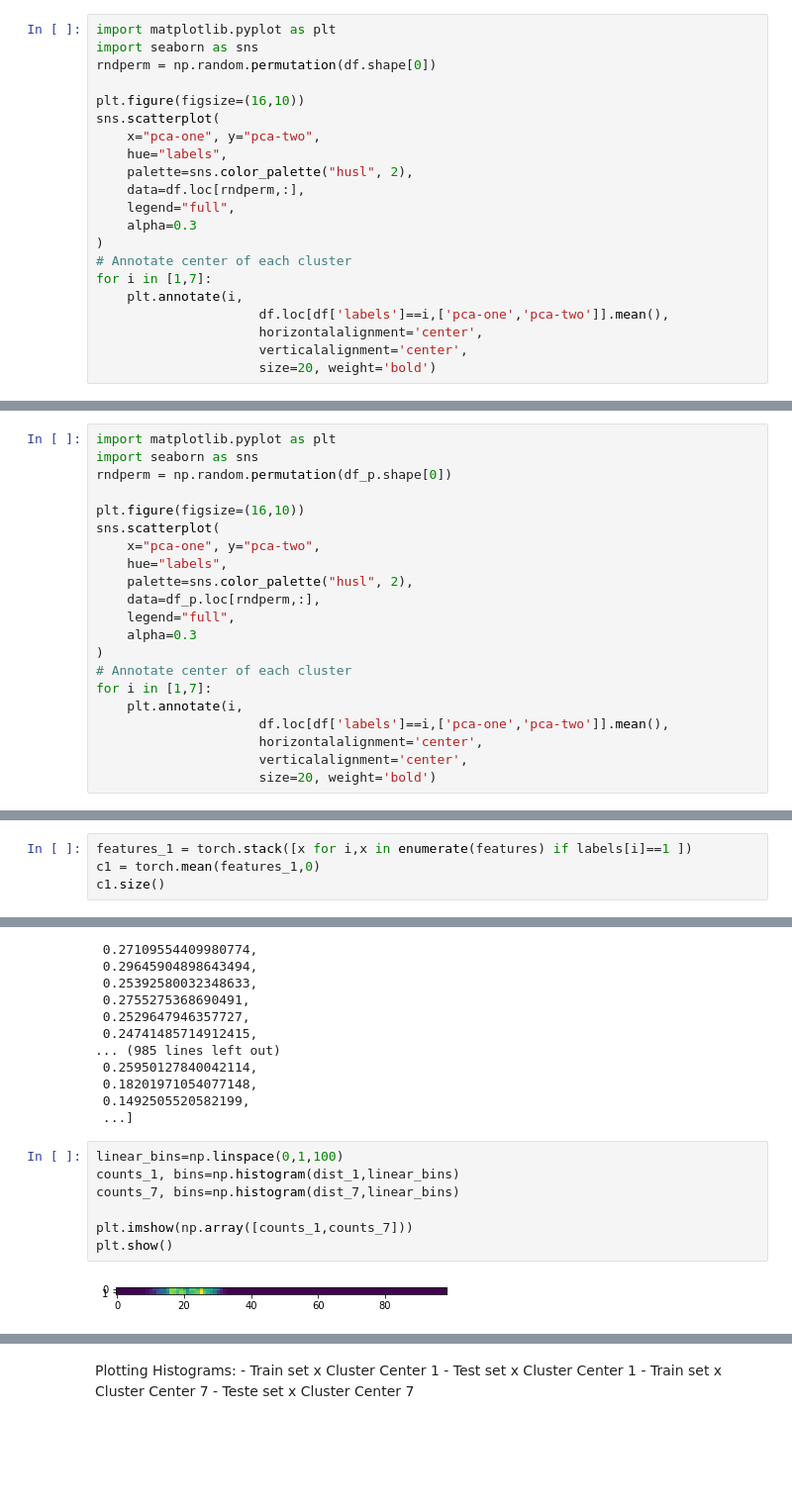
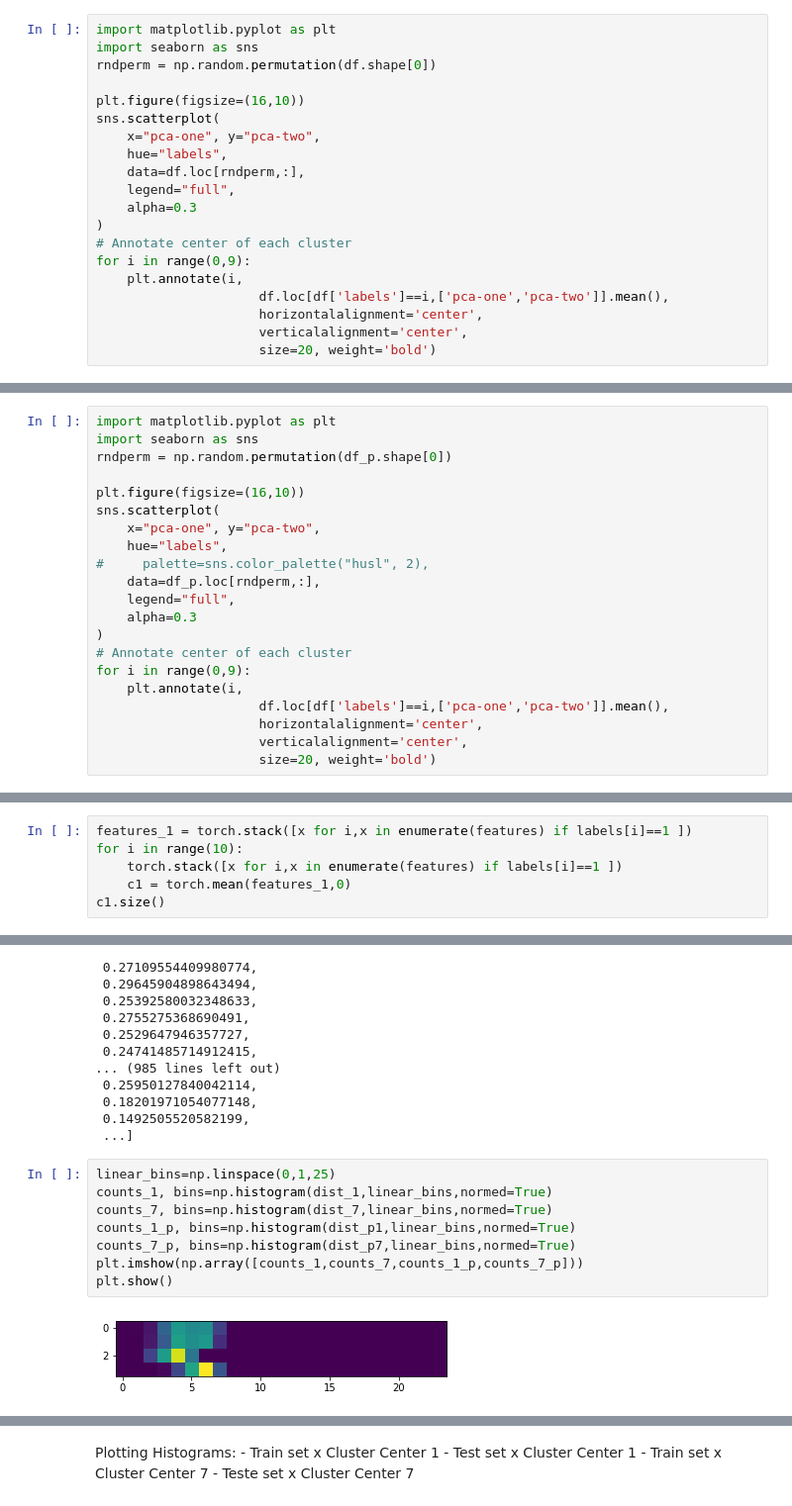
Before and after one commit to rayreed137/whylogs, a Jupyter notebook: examples/whylogs-image/whylogs-image-clusters.ipynb, the cells around one changed output, grey strips where cells are left out. Shown: that part at 99% size. Cells and saved outputs as stored; diff of their text form; blank space fills up the shorter version.

```diff
--- a/examples/whylogs-image/whylogs-image-clusters.ipynb
+++ b/examples/whylogs-image/whylogs-image-clusters.ipynb
@@ -203,13 +238,12 @@ plt.figure(figsize=(16,10))
 sns.scatterplot(
     x="pca-one", y="pca-two",
     hue="labels",
-    palette=sns.color_palette("husl", 2),
     data=df.loc[rndperm,:],
     legend="full",
     alpha=0.3
 )
 # Annotate center of each cluster
-for i in [1,7]:
+for i in range(0,9):
     plt.annotate(i,
                      df.loc[df['labels']==i,['pca-one','pca-two']].mean(),
                      horizontalalignment='center',
@@ -228,13 +268,13 @@ plt.figure(figsize=(16,10))
 sns.scatterplot(
     x="pca-one", y="pca-two",
     hue="labels",
-    palette=sns.color_palette("husl", 2),
+#     palette=sns.color_palette("husl", 2),
     data=df_p.loc[rndperm,:],
     legend="full",
     alpha=0.3
 )
 # Annotate center of each cluster
-for i in [1,7]:
+for i in range(0,9):
     plt.annotate(i,
                      df.loc[df['labels']==i,['pca-one','pca-two']].mean(),
                      horizontalalignment='center',
@@ -277,7 +317,9 @@ for i in [1,7]:
 Calculating the coordinates for centers of both groups `c1` and `c7`
 # %%
 features_1 = torch.stack([x for i,x in enumerate(features) if labels[i]==1 ])
-c1 = torch.mean(features_1,0)
+for i in range(10):
+    torch.stack([x for i,x in enumerate(features) if labels[i]==1 ])
+    c1 = torch.mean(features_1,0)
 c1.size()
 # %% [output]
 torch.Size([1024])
@@ -322,11 +364,12 @@ dist_p7 = [torch.dot(x,c7).item() for i,x in enumerate(features_p) if labels_p[i
  0.1492505520582199,
  ...]
 # %%
-linear_bins=np.linspace(0,1,100)
-counts_1, bins=np.histogram(dist_1,linear_bins)
-counts_7, bins=np.histogram(dist_7,linear_bins)
-
-plt.imshow(np.array([counts_1,counts_7]))
+linear_bins=np.linspace(0,1,25)
+counts_1, bins=np.histogram(dist_1,linear_bins,normed=True)
+counts_7, bins=np.histogram(dist_7,linear_bins,normed=True)
+counts_1_p, bins=np.histogram(dist_p1,linear_bins,normed=True)
+counts_7_p, bins=np.histogram(dist_p7,linear_bins,normed=True)
+plt.imshow(np.array([counts_1,counts_7,counts_1_p,counts_7_p]))
 plt.show()
 # %% [output]
-[figure, old version]
+[figure, new version]
```
Also changed, not shown: parts of 16 cells of this notebook, 1 other file.
